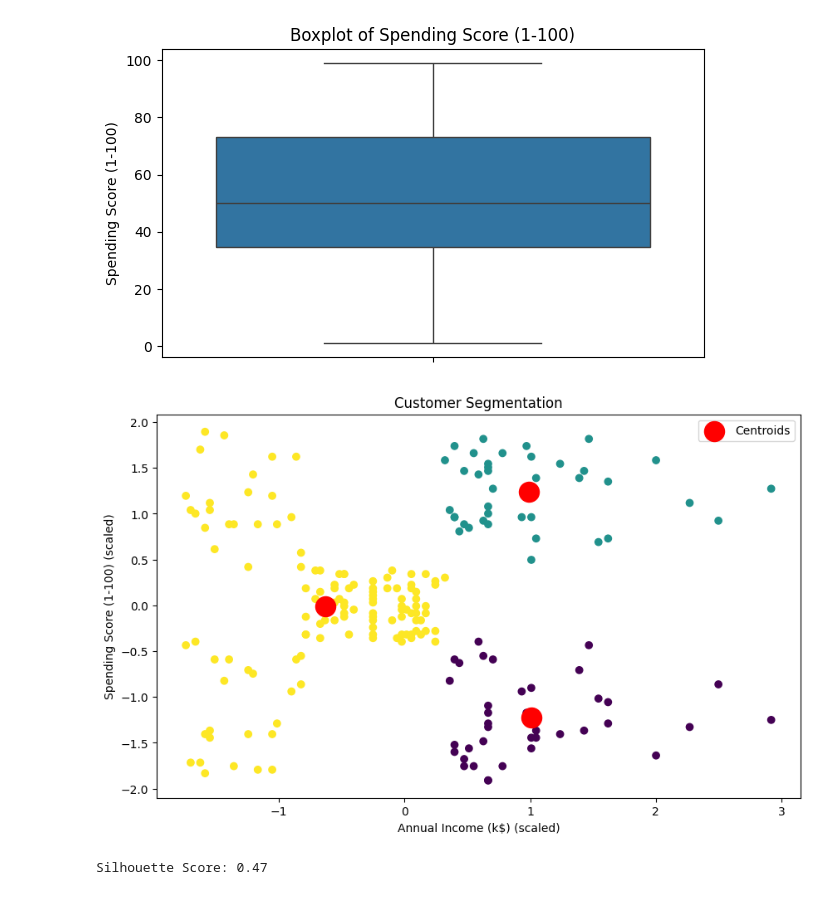
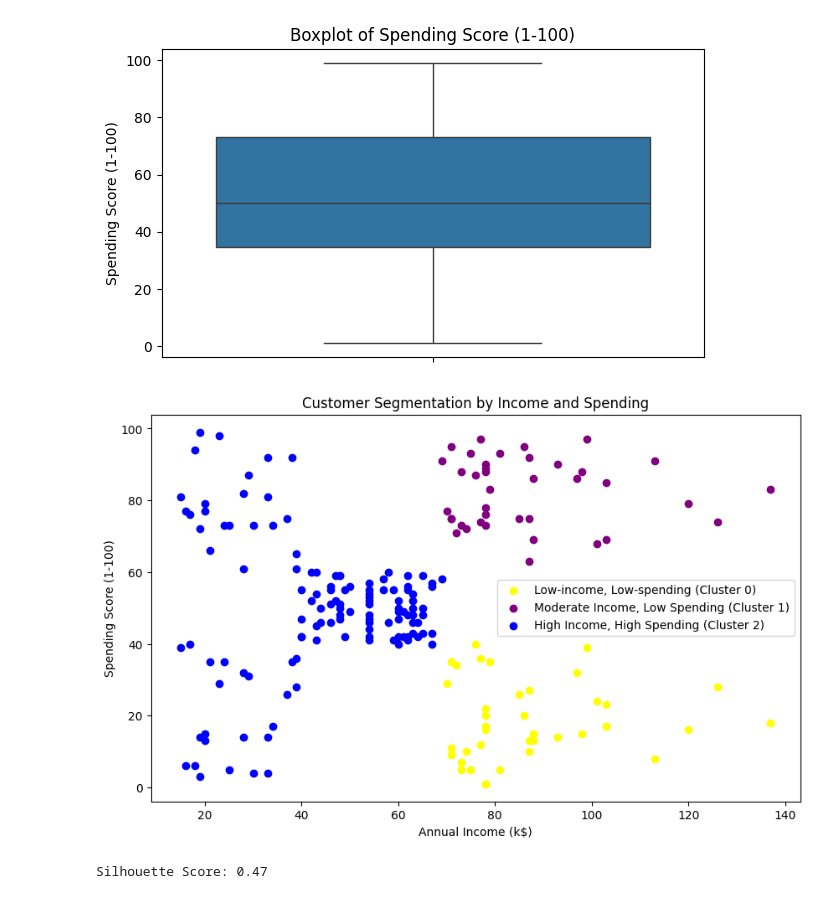
Before and after one commit to hamasakram/K-Means, a Jupyter notebook: K-means.ipynb, the cells around one changed output. Saved outputs shown, nothing was run; the diff lists cells and outputs as text; code cells hidden in the pictures.

```diff
--- a/K-means.ipynb
+++ b/K-means.ipynb
@@ -96,17 +93,22 @@ data_scaled = scaler.fit_transform(dt[['Annual Income (k$)', 'Spending Score (1-
 kmeans = KMeans(n_clusters=3, random_state=42)
 clusters = kmeans.fit_predict(data_scaled)
 dt['Cluster'] = clusters
-# %%
-plt.figure(figsize=(10, 6))
-plt.scatter(data_scaled[:, 0], data_scaled[:, 1], c=clusters, cmap='viridis')
-plt.scatter(kmeans.cluster_centers_[:, 0], kmeans.cluster_centers_[:, 1], s=300, c='red', label='Centroids')
-plt.title('Customer Segmentation')
-plt.xlabel('Annual Income (k$) (scaled)')
-plt.ylabel('Spending Score (1-100) (scaled)')
-plt.legend()
-plt.show()
-# %% [output]
-[figure, removed]
+# %%
+plt.figure(figsize=(10, 6))
+for cluster_label, color, description in zip([0, 1, 2], ['yellow', 'purple', 'blue'],
+                                            ['Low-income, Low-spending', 'Moderate Income, Low Spending', 'High Income, High Spending']):
+    # Filter data by cluster
+    cluster_data = dt[dt['Cluster'] == cluster_label]
+    plt.scatter(cluster_data['Annual Income (k$)'], cluster_data['Spending Score (1-100)'],
+                c=color, label=f'{description} (Cluster {cluster_label})')
+
+plt.title('Customer Segmentation by Income and Spending')
+plt.xlabel('Annual Income (k$)')
+plt.ylabel('Spending Score (1-100)')
+plt.legend()
+plt.show()
+# %% [output]
+[figure, added]
 # %%
 from sklearn.metrics import silhouette_score
 
```
Also changed, not shown: parts of 8 cells of this notebook, 1 other file.
